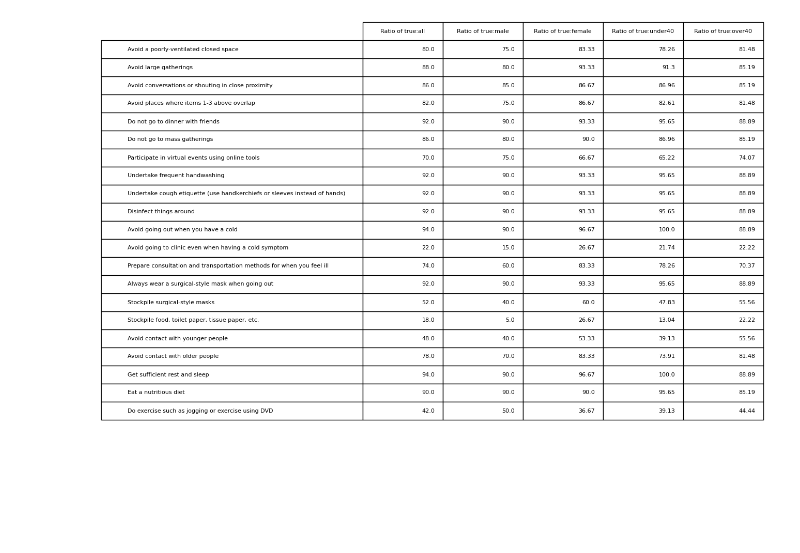
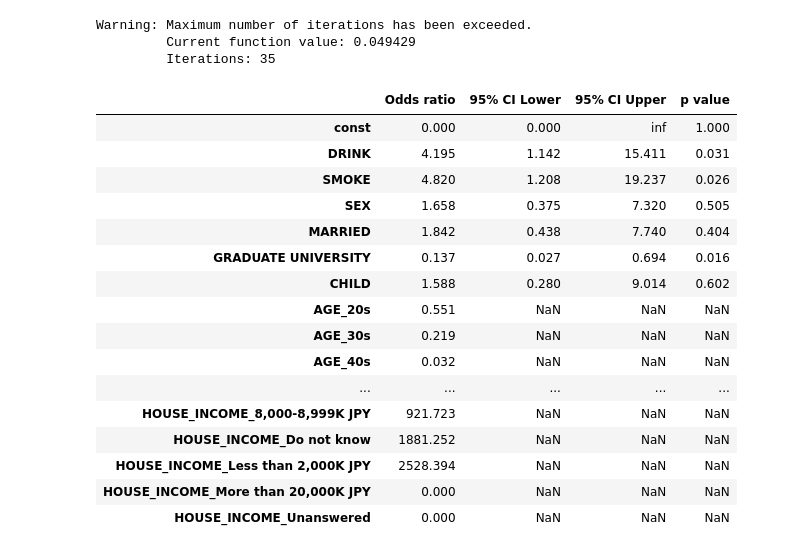
Before and after one commit to BumbuShoji/grad, a Jupyter notebook: 0716_01.ipynb, the cells around one changed output. Cells and saved outputs as stored; diff of their text form; code cells hidden in the pictures; blank space fills up the shorter version.

```diff
--- a/0716_01.ipynb
+++ b/0716_01.ipynb
@@ -548,6 +483,0 @@ display(df_calculate_female)
-# %%
-#merge data frames
-df_calculate_merged = pd.concat([df_calculate,df_calculate_male,df_calculate_female,df_calculate_u40, df_calculate_o40], axis=1)
-table_plot(df_calculate_merged, 10, 10)
-# %% [output]
-[figure, removed]
@@ -566,0 +484,74 @@ print(list_odds_ratios)
+# %%
+df_merged_split_2.fillna(0,inplace=True)
+df_merged_split_2.astype(int)
+# %%
+# 必要なライブラリをインポート
+import pandas as pd
+from sklearn.model_selection import train_test_split
+from sklearn.linear_model import LogisticRegression
+import numpy as np
+import statsmodels.api as sm
+
+# データを読み込む
+data = df_merged_split_2.replace("None", 0).astype(int)
+
+# データの前処理（例: 欠損値の処理、カテゴリ変数のエンコーディングなど）
+# ここでは仮に 'X1', 'X2', 'X3' が説明変数、 'Y' が目的変数とします
+# 必要に応じて前処理を追加してください
+
+# 説明変数と目的変数を定義
+X = data.iloc[:, 1:]
+y = data.iloc[:, 0]
+
+# statsmodels でロジスティック回帰モデルを構築
+X = sm.add_constant(X)  # 定数項を追加
+model = sm.Logit(y, X)
+result = model.fit()
+
+# モデルの係数を取得
+coefficients = result.params
+conf = result.conf_int()
+conf['OR'] = coefficients
+conf.columns = ['2.5%', '97.5%', 'OR']
+
+# オッズ比を計算
+odds_ratios = round(np.exp(coefficients),3)
+
+# p値を取得
+p_values = result.pvalues
+
+# 結果を表示
+#for feature in X.columns:
+#    print(f'{feature}: オッズ比 = {odds_ratios[feature]}, 95% CI = [{np.exp(conf.loc[feature, "2.5%"])}, {np.exp(conf.loc[feature, "97.5%"])}], p値 = {p_values[feature]}')
+
+# 結果をDataFrameにまとめる
+results = pd.DataFrame({
+    'Odds ratio': odds_ratios,
+    '95% CI Lower': round(np.exp(conf.loc[:, "2.5%"]),3),
+    '95% CI Upper': round(np.exp(conf.loc[:, "97.5%"]),3),
+    'p value': round(p_values,3)
+})
+
+# 結果を表示
+display(results)
+# %% [output]
+Warning: Maximum number of iterations has been exceeded.
+         Current function value: 0.049429
+         Iterations: 35
+|  | Odds ratio | 95% CI Lower | 95% CI Upper | p value |
+| const | 0.000 | 0.000 | inf | 1.000 |
+| DRINK | 4.195 | 1.142 | 15.411 | 0.031 |
+| SMOKE | 4.820 | 1.208 | 19.237 | 0.026 |
+| SEX | 1.658 | 0.375 | 7.320 | 0.505 |
+| MARRIED | 1.842 | 0.438 | 7.740 | 0.404 |
+| GRADUATE UNIVERSITY | 0.137 | 0.027 | 0.694 | 0.016 |
+| CHILD | 1.588 | 0.280 | 9.014 | 0.602 |
+| AGE_20s | 0.551 | NaN | NaN | NaN |
+| AGE_30s | 0.219 | NaN | NaN | NaN |
+| AGE_40s | 0.032 | NaN | NaN | NaN |
+| ... | ... | ... | ... | ... |
+| HOUSE_INCOME_8,000-8,999K JPY | 921.723 | NaN | NaN | NaN |
+| HOUSE_INCOME_Do not know | 1881.252 | NaN | NaN | NaN |
+| HOUSE_INCOME_Less than 2,000K JPY | 2528.394 | NaN | NaN | NaN |
+| HOUSE_INCOME_More than 20,000K JPY | 0.000 | NaN | NaN | NaN |
+| HOUSE_INCOME_Unanswered | 0.000 | NaN | NaN | NaN |
```
Also changed, not shown: parts of 27 cells of this notebook, 7 other files.
